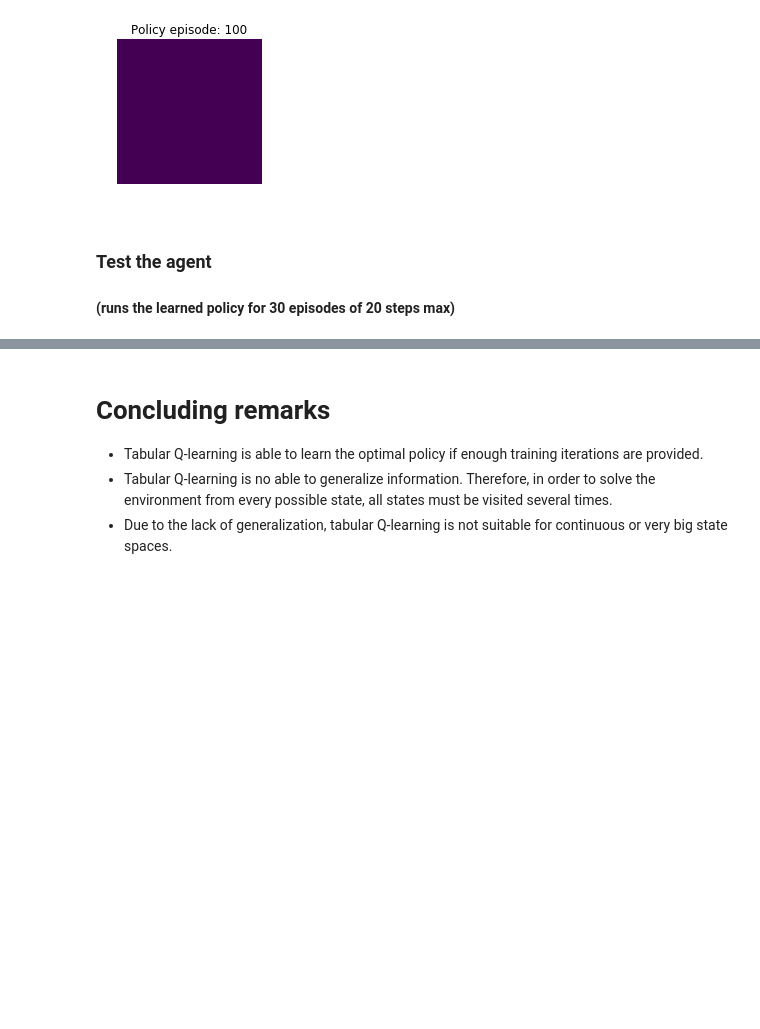
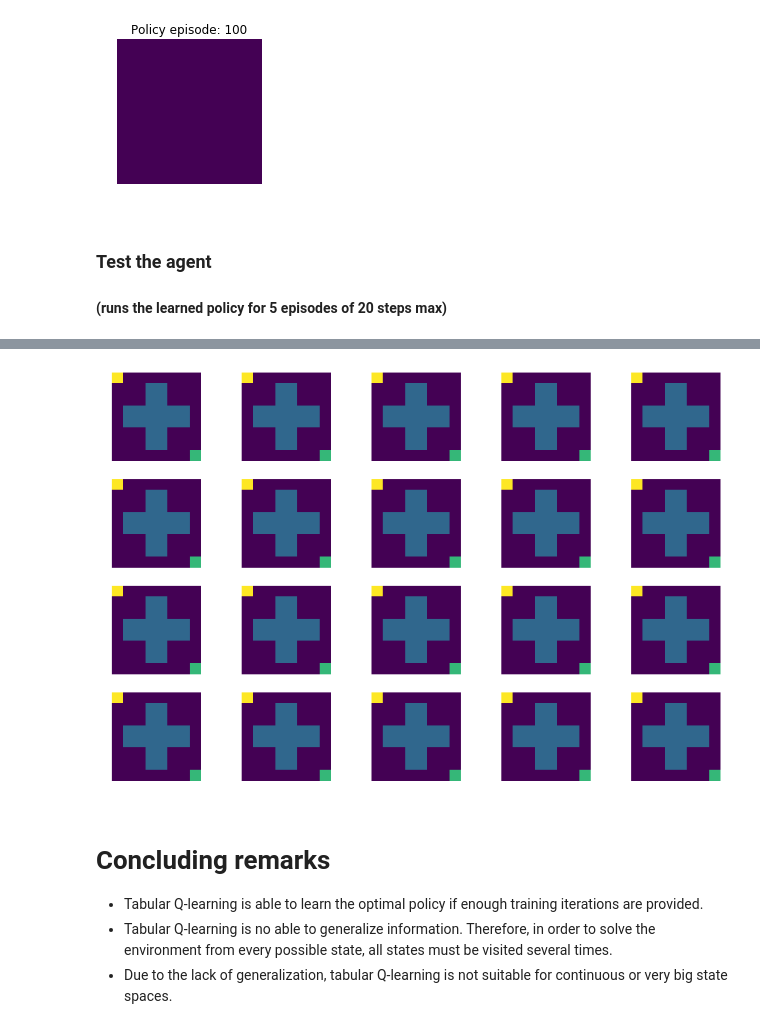
Before and after one commit to nicholasRenninger/RL-tutorial, a Jupyter notebook: numpy-based/Part_1.ipynb, the cells around one changed output, grey strips where cells are left out. Drawn from its saved outputs; the diff is of its cells as text; code cells hidden in the pictures; blank space fills up the shorter version.

Commit message:
Fixed rendering bug

```diff
--- a/numpy-based/Part_1.ipynb
+++ b/numpy-based/Part_1.ipynb
@@ -355,26 +384,34 @@ UP, RIGHT, DOWN, LEFT
 [figure]
 # %% [markdown]
 ### Test the agent
-#### (runs the learned policy for 30 episodes of 20 steps max)
+#### (runs the learned policy for 5 episodes of 20 steps max)
 # %%
 %matplotlib notebook
 
 env = grid_world()                             # Creates a new instance of the environment (required for rendering).
 
-for episode in range(30):                      # Loop over 30 episodes.
+for episode in range(5):                       # Loop over some episodes.
     state = env.reset(random)                  # Reset the environment.
     done = False                               # done flag starts as false.
     step = 1                                   # step counter starts in 1.
+
+    trayectory = [env.get_map()]               # Python list to save trayectory of episode.
     while (not done and step < 20):            # Looping until terminal or during max steps.
         action = agent.greedy(state)           # Select action based on greedy policy.
         state,_,done = env.step(action)        # Take selected action.
-        env.render()                           # Render the current map of the environment.
+        env_map = env.render()                 # Render the current map of the environment.
         step += 1                              # Increase step counter by one.
 
+        trayectory.append(env_map)
+        actions.append(action)
+
 %matplotlib inline
+
+plot_trayectory(trayectory)
 # %% [output]
 [interactive output not drawn]
 [interactive output not drawn]
+[figure, added]
 # %% [markdown]
 # Concluding remarks
 
```
Also changed, not shown: parts of 3 cells of this notebook, 2 other files.
